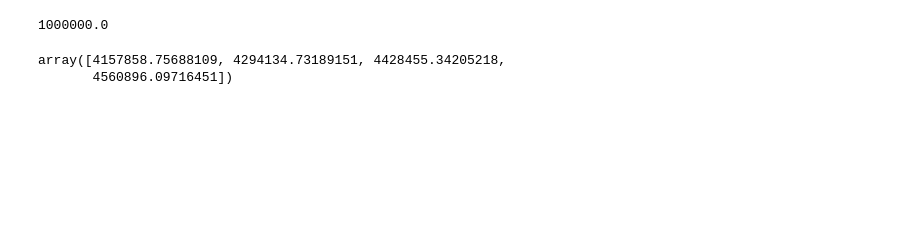
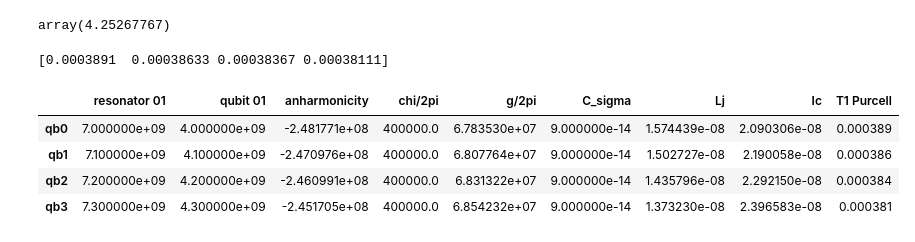
Before and after one commit to rmoretti9/QDAST, a Jupyter notebook: src/modeling/single_clockmons/readout_optimization01.ipynb, the cells around one changed output. Drawn from its saved outputs; the diff is of its cells as text; code cells hidden in the pictures; blank space fills up the shorter version.

```diff
--- a/src/modeling/single_clockmons/readout_optimization01.ipynb
+++ b/src/modeling/single_clockmons/readout_optimization01.ipynb
@@ -82,10 +77,6 @@ EC_unloaded = e_charge**2/(c_sigma_unloaded)/2/planck_h
 Ej = Ic*phi0/2/pi/planck_h
 # %%
-ratio = Ej/EC
-transmon = Transmon(EJ=Ej[0],
-                              EC=EC[0],
-                              ng=0.3,
-                              ncut=31)
-qubit_01 = transmon.E01()
-qubit_anharm = transmon.anharmonicity()
-qubit_01
+anharmonicities = np.zeros(4)
+for i in range(4):
+    transmon = Transmon(EJ = Ej[i], EC=EC, ng = 0, ncut = 31)
+    anharmonicities[i] = transmon.anharmonicity()
@@ -138,6 +146,6 @@ Kerr coefficients (diagonal = Kerr, off-diagonal = cross-Kerr)
 # %%
-g = 2*np.pi*EC_unloaded/ (e_charge) * (Ej/EC_unloaded/2)**(1/4) * cqrs / (c_r) * np.sqrt(2*planck_h * rr_freq_target * (c_r))
-delta = (rr_freq_target - qubit_01) * 2*np.pi
+g = 2*np.pi*EC/ (e_charge) * (Ej/EC/2)**(1/4) * cqrs / (c_r) * np.sqrt(2*planck_h * rr_freq_target * (c_r))
+delta = (rr_freq_target - transmon.E01()) * 2*np.pi
 
 lamb_shift = 2*g**2 / delta / 2 / np.pi
 lamb_shift
@@ -247,12 +284,34 @@ plt.hlines(y = 0.5, xmin =  1/np.sqrt(c_r[-1]*l_r[-1]) / 2 / np.pi +lamb_shift[-
 # %% [output]
 <matplotlib.collections.LineCollection at 0x...>
 [drawing not drawn]
-# %%
-kappa_target
-# %% [output]
-1000000.0
-# %%
-lamb_shift
-# %% [output]
-array([4157858.75688109, 4294134.73189151, 4428455.34205218,
-       4560896.09716451])
+# %%
+ck_given_coupling(cfl)
+# %% [output]
+array(4.25267767)
+# %%
+# T1 Purcell:
+delta = rr_freq_target - target_parameters["qubit_frequency"]
+k_purcell = kappa_target* (g/2/np.pi/delta)**2
+T1_purcell = 1/(2*np.pi*k_purcell)
+print(T1_purcell)
+# %% [output]
+[0.0003891  0.00038633 0.00038367 0.00038111]
+# %%
+df = pd.DataFrame(columns=['resonator 01','qubit 01', 'anharmonicity','chi/2pi','g/2pi', 'C_sigma', 'Lj', 'Ic', 'T1 Purcell'], index=['qb0','qb1','qb2', 'qb3'])
+df['resonator 01'] = rr_freq_target
+df['qubit 01'] = qubit_freq_target
+df['anharmonicity'] = anharmonicities
+df['chi/2pi'] = [target_parameters["chi"]]*4
+df['g/2pi'] = g/2/np.pi
+df['C_sigma'] = [c_sigma]*4
+df["Lj"] = Ljs
+df['Ic'] = Ic
+df['T1 Purcell'] = T1_purcell
+# %%
+df
+# %% [output]
+|  | resonator 01 | qubit 01 | anharmonicity | chi/2pi | g/2pi | C_sigma | Lj | Ic | T1 Purcell |
+| qb0 | 7.000000e+09 | 4.000000e+09 | -2.481771e+08 | 400000.0 | 6.783530e+07 | 9.000000e-14 | 1.574439e-08 | 2.090306e-08 | 0.000389 |
+| qb1 | 7.100000e+09 | 4.100000e+09 | -2.470976e+08 | 400000.0 | 6.807764e+07 | 9.000000e-14 | 1.502727e-08 | 2.190058e-08 | 0.000386 |
+| qb2 | 7.200000e+09 | 4.200000e+09 | -2.460991e+08 | 400000.0 | 6.831322e+07 | 9.000000e-14 | 1.435796e-08 | 2.292150e-08 | 0.000384 |
+| qb3 | 7.300000e+09 | 4.300000e+09 | -2.451705e+08 | 400000.0 | 6.854232e+07 | 9.000000e-14 | 1.373230e-08 | 2.396583e-08 | 0.000381 |
```
Also changed, not shown: parts of 24 cells of this notebook, 16 other files.
